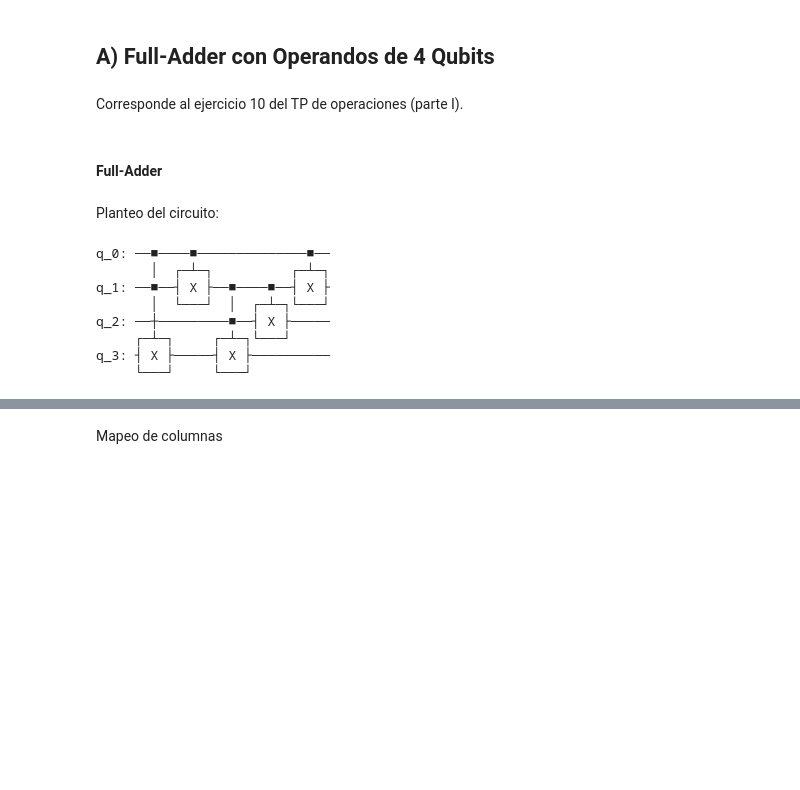
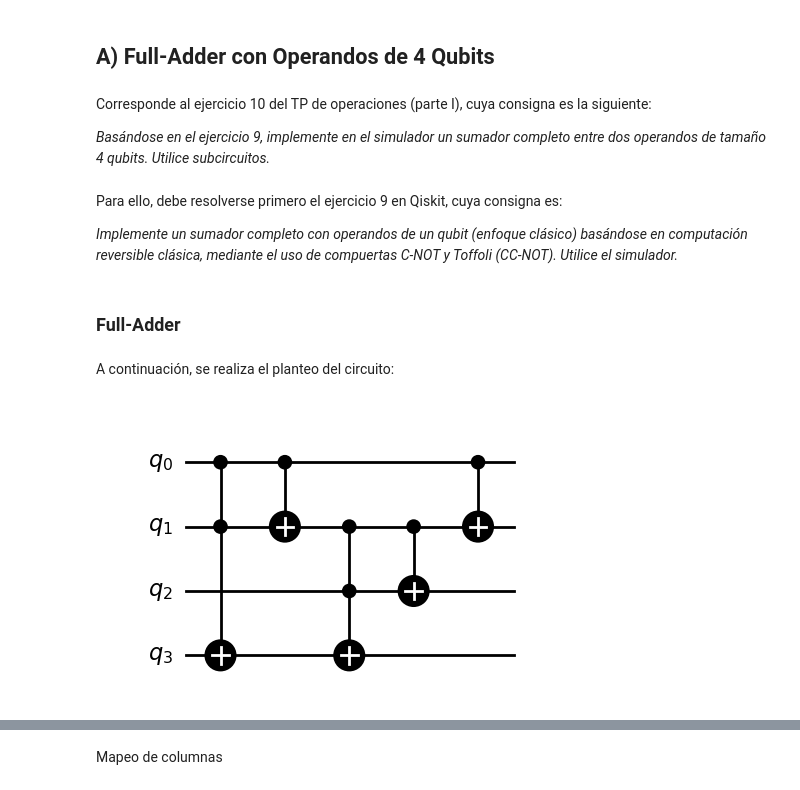
Before and after one commit to iroumec/Quantum-Computing, a Jupyter notebook: segunda_entrega.ipynb, the cells around one changed output, grey strips where cells are left out. Drawn from its saved outputs; the diff is of its cells as text; code cells hidden in the pictures; blank space fills up the shorter version.

```diff
--- a/segunda_entrega.ipynb
+++ b/segunda_entrega.ipynb
@@ -32,30 +25,29 @@ Martín y Lucas
 # %% [markdown]
 ## A) Full-Adder con Operandos de 4 Qubits
 # %% [markdown]
-Corresponde al ejercicio 10 del TP de operaciones (parte I).
+Corresponde al ejercicio 10 del TP de operaciones (parte I), cuya consigna es la siguiente:
+
+_Basándose en el ejercicio 9, implemente en el simulador un sumador completo entre dos operandos de tamaño 4 qubits. Utilice subcircuitos._
+# %% [markdown]
+Para ello, debe resolverse primero el ejercicio 9 en Qiskit, cuya consigna es:
+
+_Implemente un sumador completo con operandos de un qubit (enfoque clásico) basándose en computación reversible clásica, mediante el uso de compuertas C-NOT y Toffoli (CC-NOT). Utilice el simulador._
 # %% [markdown]
-#### Full-Adder
+### Full-Adder
 # %% [markdown]
-Planteo del circuito:
+A continuación, se realiza el planteo del circuito:
 # %%
 full_adder = QuantumCircuit(4, name="Full-Adder");
 
 full_adder.ccx(0, 1, 3)
 full_adder.cx(0, 1)
 full_adder.ccx(1, 2, 3)
 full_adder.cx(1, 2)
 full_adder.cx(0, 1)
 
-full_adder.draw()
+full_adder.draw(output='mpl', style='bw')
 # %% [output]
-q_0: ──■────■──────────────■──
-       │  ┌─┴─┐          ┌─┴─┐
-q_1: ──■──┤ X ├──■────■──┤ X ├
-       │  └───┘  │  ┌─┴─┐└───┘
-q_2: ──┼─────────■──┤ X ├─────
-     ┌─┴─┐     ┌─┴─┐└───┘
-q_3: ┤ X ├─────┤ X ├──────────
-     └───┘     └───┘
+[figure, added]
 # %%
 full_adder_measured = QuantumCircuit(4, 2, name="Full-Adder-Measured")
 
```
Also changed, not shown: parts of 52 cells of this notebook, 4 other files.
